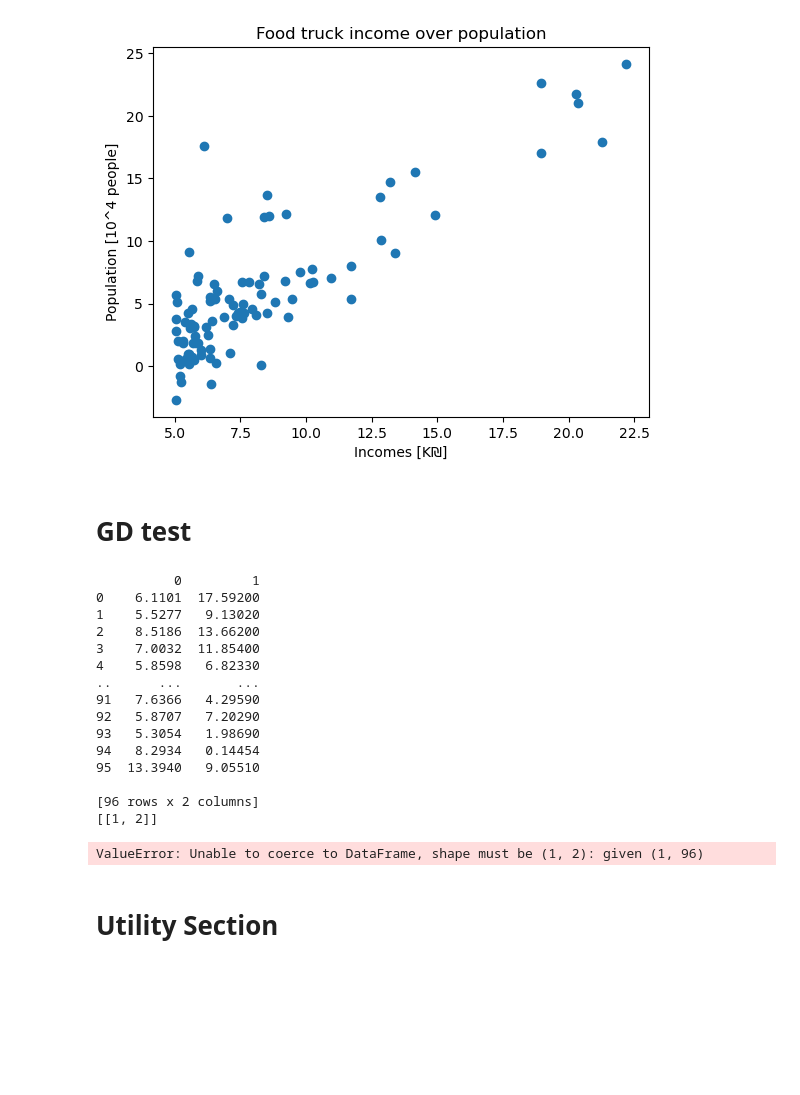
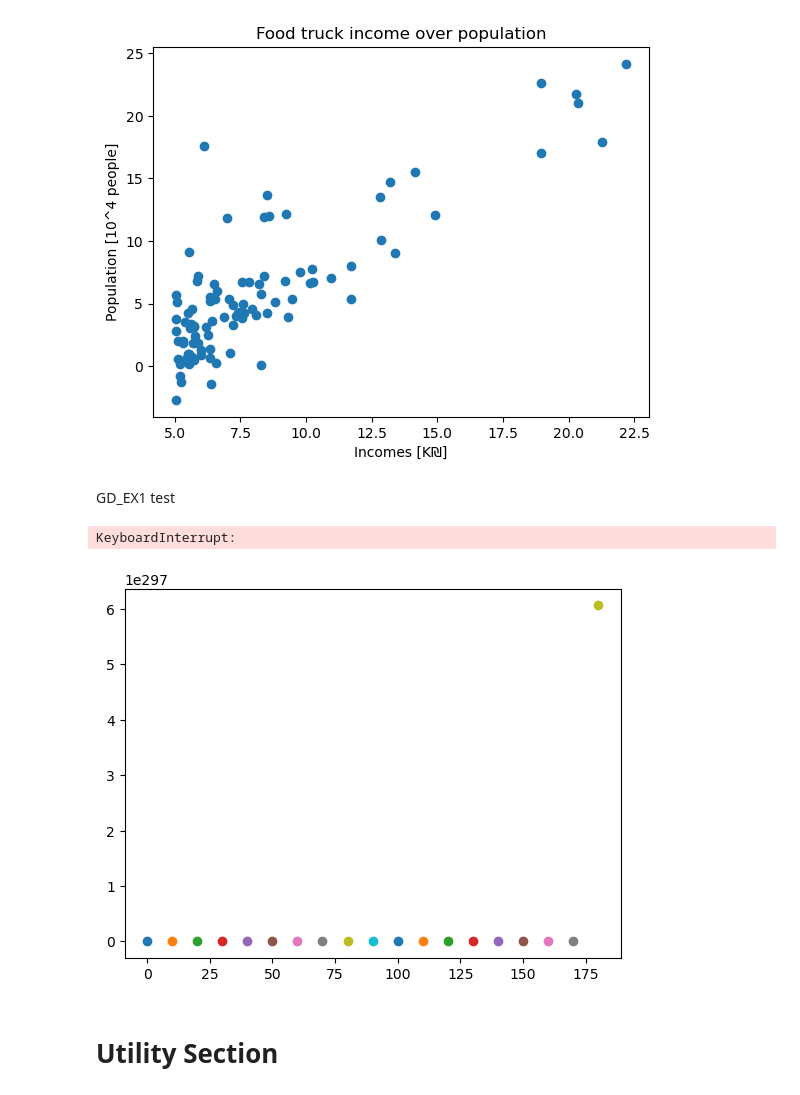
Before and after one commit to GalSarid21/MachineLearningLabs, a Jupyter notebook: Lab2/HW_2.ipynb, the cells around one changed output. Saved outputs shown, nothing was run; the diff lists cells and outputs as text; code cells hidden in the pictures; blank space fills up the shorter version.

```diff
--- a/Lab2/HW_2.ipynb
+++ b/Lab2/HW_2.ipynb
@@ -30,29 +30,17 @@ plt.title("Food truck income over population")
 # %% [output]
 Text(0.5, 1.0, 'Food truck income over population')
 [figure]
-# %% [markdown]
-# GD test
+# %% [markdown]
+GD_EX1 test
 # %%
-weights=[[1,2]]
-
-a=Utils.GD_EX1(weights=weights,dataset=ex1_df)
-print(a)
+weights = [[1, 2]]
+try:
+    new_weights = Utils.GD_EX1(weights=weights,dataset=ex1_df)
+    print(new_weights)
+except Exception as e:
+    print(e)
 # %% [output]
-          0         1
-0    6.1101  17.59200
-1    5.5277   9.13020
-2    8.5186  13.66200
-3    7.0032  11.85400
-4    5.8598   6.82330
-..      ...       ...
-91   7.6366   4.29590
-92   5.8707   7.20290
-93   5.3054   1.98690
-94   8.2934   0.14454
-95  13.3940   9.05510
-
-[96 rows x 2 columns]
-[[1, 2]]
+KeyboardInterrupt:
-ValueError: Unable to coerce to DataFrame, shape must be (1, 2): given (1, 96)
+[figure, added]
 # %% [markdown]
 # Utility Section
```
Also changed, not shown: parts of 5 cells of this notebook, 1 other file.
